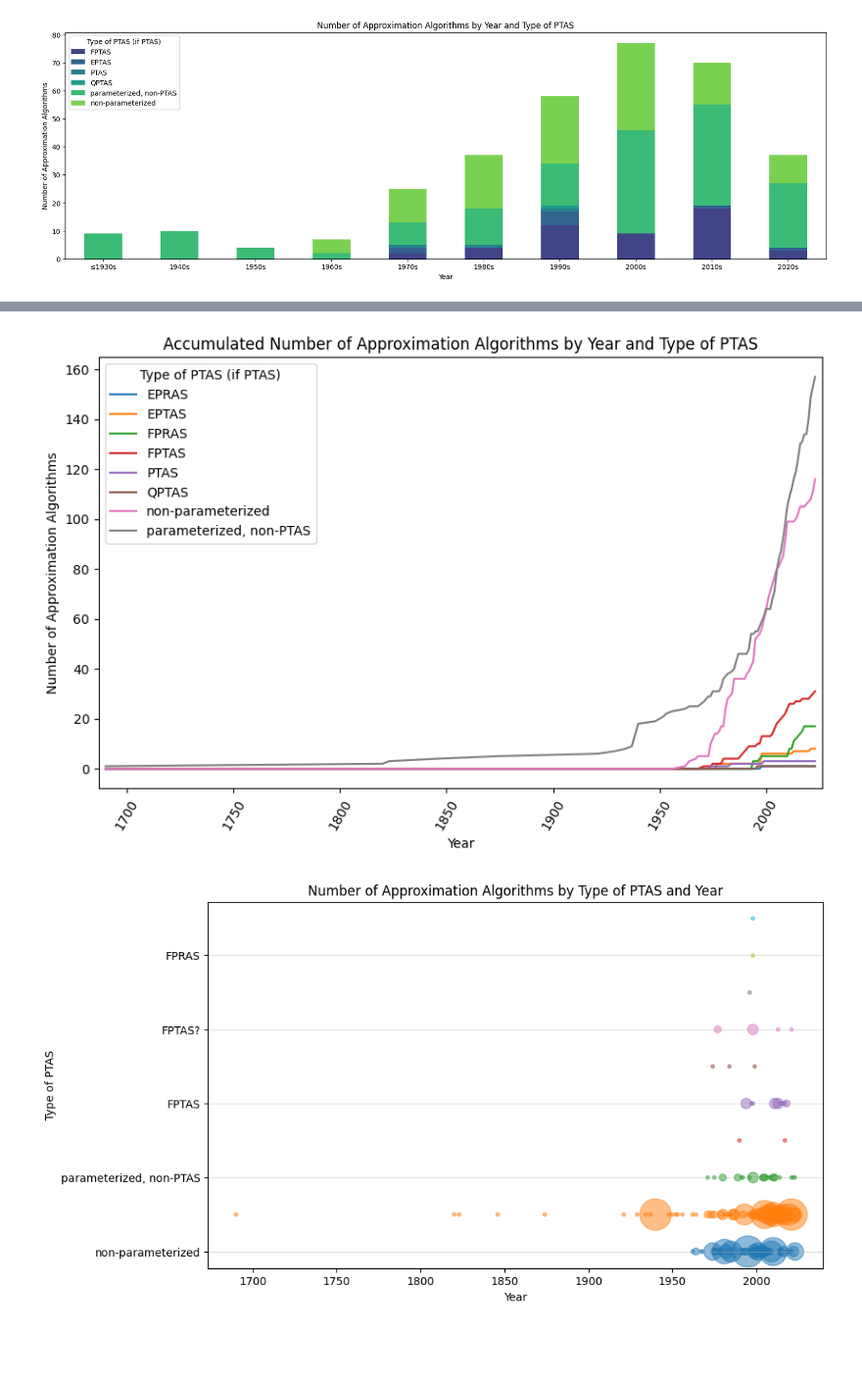
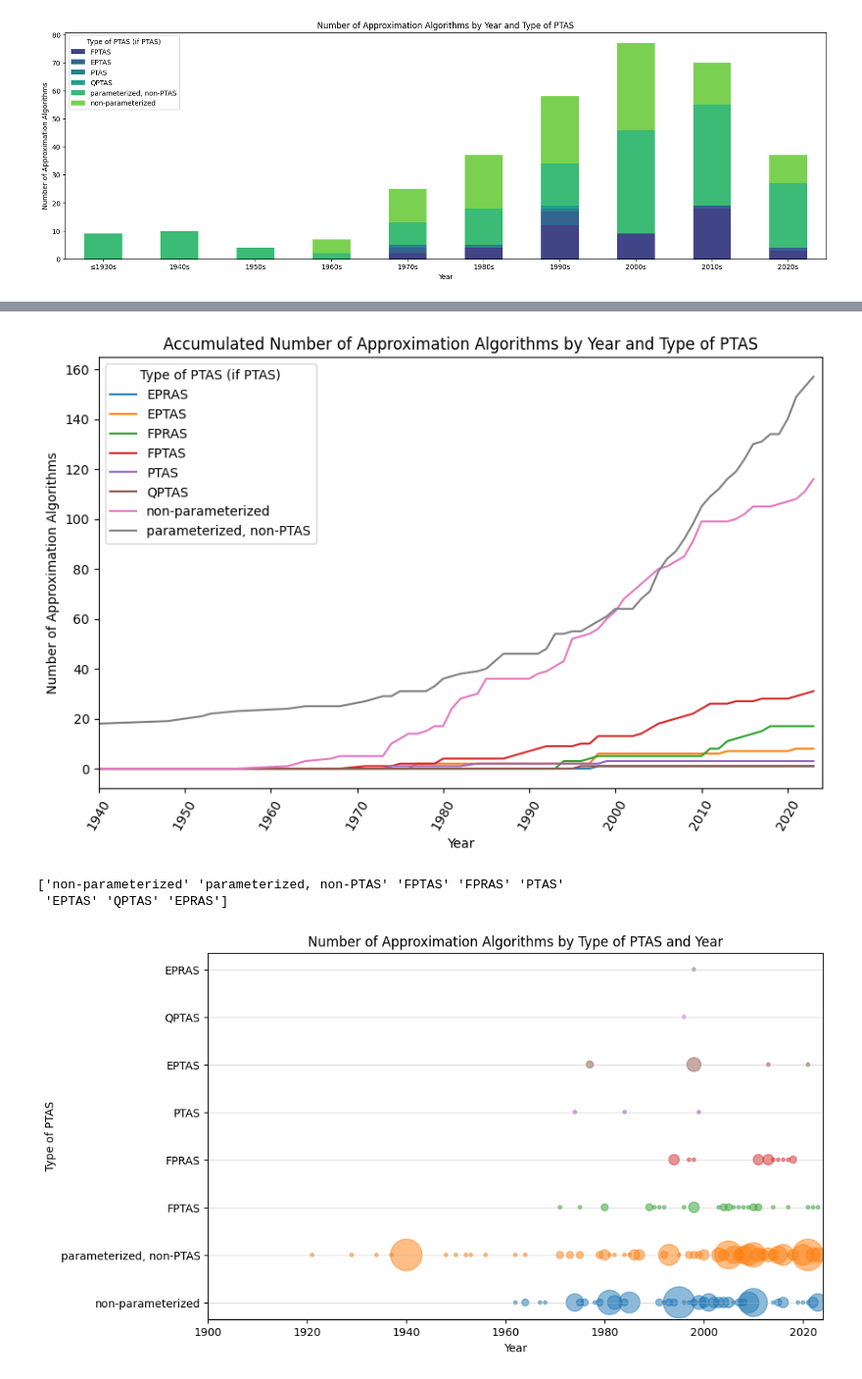
Before and after one commit to andrewlucasgs/approximation-algorithms, a Jupyter notebook: type_of_ptas.ipynb, the cells around one changed output, grey strips where cells are left out. Shown at 98% size. Cells and saved outputs as stored; diff of their text form; code cells hidden in the pictures; blank space fills up the shorter version.

```diff
--- a/type_of_ptas.ipynb
+++ b/type_of_ptas.ipynb
@@ -51,6 +51,9 @@ approximation_algorithms.loc[approximation_algorithms['Type of PTAS (if PTAS)'].
 approximation_algorithms.loc[approximation_algorithms['Type of PTAS (if PTAS)'].isna() & approximation_algorithms['Parametrized Approximation?'].str.contains(
     'no', case=False, na=False), 'Type of PTAS (if PTAS)'] = 'non-parameterized'
 
+# remove question mark from Type of PTAS (if PTAS)
+approximation_algorithms['Type of PTAS (if PTAS)'] = approximation_algorithms['Type of PTAS (if PTAS)'].str.replace(
+    '?', '')
 
 
 # Sort rows
@@ -453,6 +457,7 @@ ptas_type_count_per_year.plot(kind='line', ax=ax)
 # set figure size
 fig.set_size_inches(10, 6)
 plt.xticks(rotation=60)
+plt.xlim(1940, 2024)
 
 plt.margins(x=0.01)
 
@@ -461,38 +466,42 @@ ax.set_ylabel('Number of Approximation Algorithms')
 ax.set_title('Accumulated Number of Approximation Algorithms by Year and Type of PTAS')
 plt.show()
 # %% [output]
-[figure, old version]
+[figure, new version]
 # %%
-data = approximation_algorithms
+data = approximation_algorithms.copy()
 types_of_ptas = data['Type of PTAS (if PTAS)'].dropna().unique()
 
 
-
+print(types_of_ptas)
 
 # count of each type of PTAS by year
 data = data.groupby(['Year', 'Type of PTAS (if PTAS)']).size()
 data = data.unstack(fill_value=0)
 fig, ax = plt.subplots(1,1)
 fig.set_size_inches(10, 6)
 ax.grid(axis='y', alpha=0.4)
 ylabels = [""]
 for i, ptas_type in enumerate(types_of_ptas):
     ylabels.append(ptas_type)
 
 for i, ptas_type in enumerate(types_of_ptas):
     x = data.index
     y = np.full_like(x, i)
     s = data[ptas_type].values
     ax.scatter(x, y, s=10*s**2, alpha=0.5, label=ptas_type)
 
+plt.xlim(1900, 2024)
+
 
 ax.set_yticklabels(ylabels)
 ax.set_xlabel('Year')
 ax.set_ylabel('Type of PTAS')
 ax.set_title('Number of Approximation Algorithms by Type of PTAS and Year')
 
 
 # plt.legend(title='Type of PTAS')
 plt.show()
 # %% [output]
+['non-parameterized' 'parameterized, non-PTAS' 'FPTAS' 'FPRAS' 'PTAS'
+ 'EPTAS' 'QPTAS' 'EPRAS']
-[figure, old version]
+[figure, new version]
```
Also changed, not shown: parts of 1 cell of this notebook, 3 other files.
